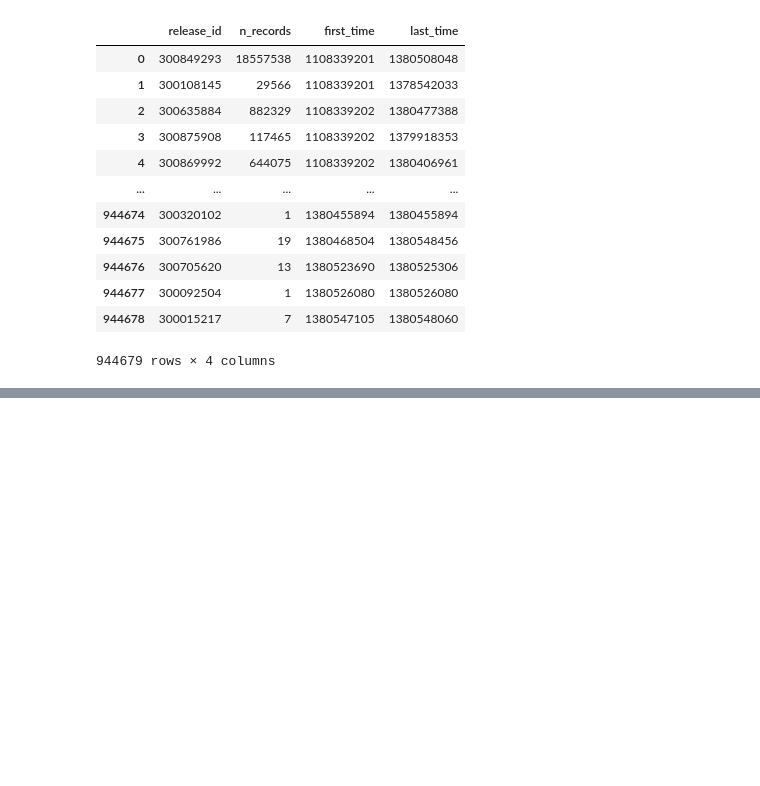
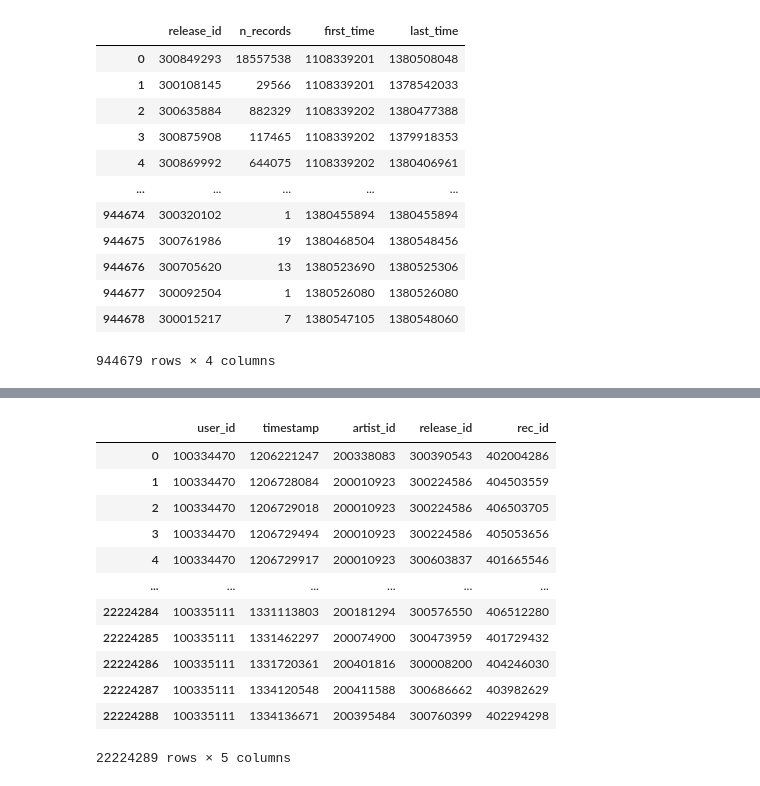
Before and after one commit to mdekstrand/musicdata-tools, a Jupyter notebook: notebooks/test.ipynb, the cells around one changed output, grey strips where cells are left out. Cells and saved outputs as stored; diff of their text form; code cells hidden in the pictures; blank space fills up the shorter version.

Commit message:
data preprocess

```diff
--- a/notebooks/test.ipynb
+++ b/notebooks/test.ipynb
@@ -191,0 +209,5 @@ conn.execute("SELECT COUNT(*) FROM mlhd_plays").fetchdf()
+# %%
+conn = duckdb.connect(config=duck_options())
+data_end = '2019-01-01'
+conn.execute(f"""select * from read_parquet('{mlhd_path}') WHERE to_timestamp(timestamp) >'{data_end}'
+ """).fetchdf()
@@ -191,0 +217,16 @@ conn.execute("SELECT COUNT(*) FROM mlhd_plays").fetchdf()
+# %%
+conn.execute(f"select * from read_parquet('../data/mlhdv2.parquet') where to_timestamp(timestamp)>='2005-01-01'").fetchdf()
+# %% [output]
+|  | user_id | timestamp | artist_id | release_id | rec_id |
+| 0 | 100334470 | 1206221247 | 200338083 | 300390543 | 402004286 |
+| 1 | 100334470 | 1206728084 | 200010923 | 300224586 | 404503559 |
+| 2 | 100334470 | 1206729018 | 200010923 | 300224586 | 406503705 |
+| 3 | 100334470 | 1206729494 | 200010923 | 300224586 | 405053656 |
+| 4 | 100334470 | 1206729917 | 200010923 | 300603837 | 401665546 |
+| ... | ... | ... | ... | ... | ... |
+| 22224284 | 100335111 | 1331113803 | 200181294 | 300576550 | 406512280 |
+| 22224285 | 100335111 | 1331462297 | 200074900 | 300473959 | 401729432 |
+| 22224286 | 100335111 | 1331720361 | 200401816 | 300008200 | 404246030 |
+| 22224287 | 100335111 | 1334120548 | 200411588 | 300686662 | 403982629 |
+| 22224288 | 100335111 | 1334136671 | 200395484 | 300760399 | 402294298 |
+22224289 rows × 5 columns
```
Also changed, not shown: parts of 5 cells of this notebook, 9 other files.
